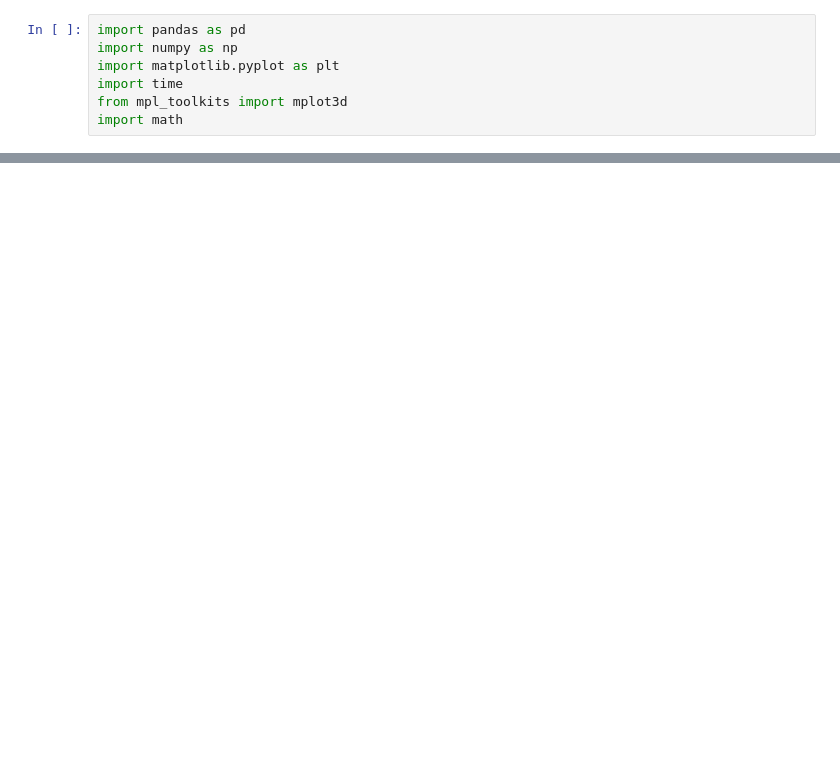
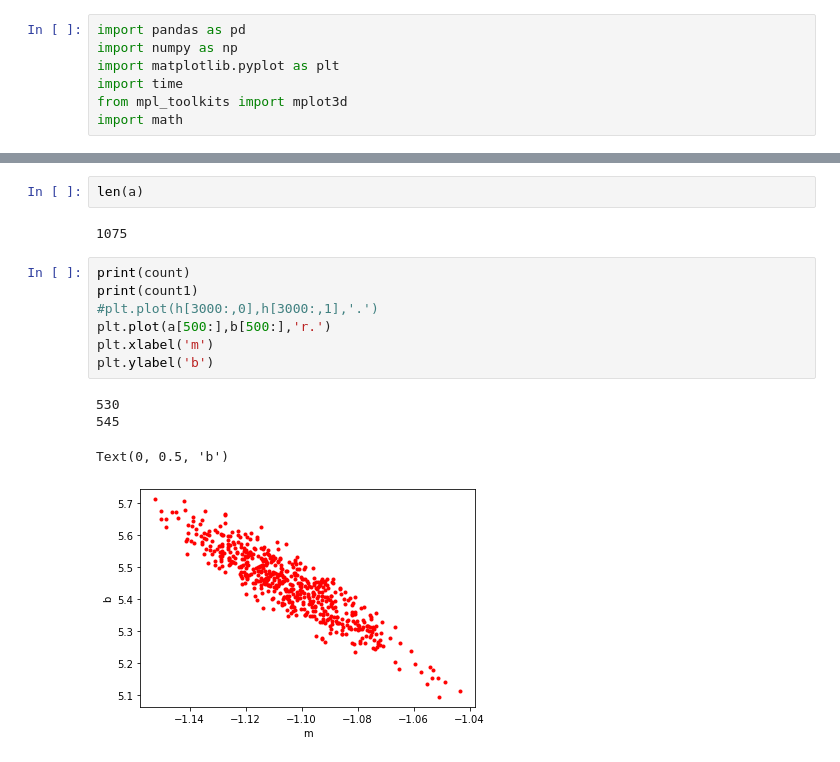
Before and after one commit to DCIDA2019/dcida2020ii-mchvz, a Jupyter notebook: Oct_16/Likelihood_3.ipynb, the cells around one changed output, grey strips where cells are left out. Saved outputs shown, nothing was run; the diff lists cells and outputs as text; blank space fills up the shorter version.

```diff
--- a/Oct_16/Likelihood_3.ipynb
+++ b/Oct_16/Likelihood_3.ipynb
@@ -136,0 +150,16 @@ Text(0,0.5,'b')
+# %%
+len(a)
+# %% [output]
+1075
+# %%
+print(count)
+print(count1)
+#plt.plot(h[3000:,0],h[3000:,1],'.')
+plt.plot(a[500:],b[500:],'r.')
+plt.xlabel('m')
+plt.ylabel('b')
+# %% [output]
+530
+545
+Text(0, 0.5, 'b')
+[figure, added]
```
Also changed, not shown: parts of 14 cells of this notebook.
